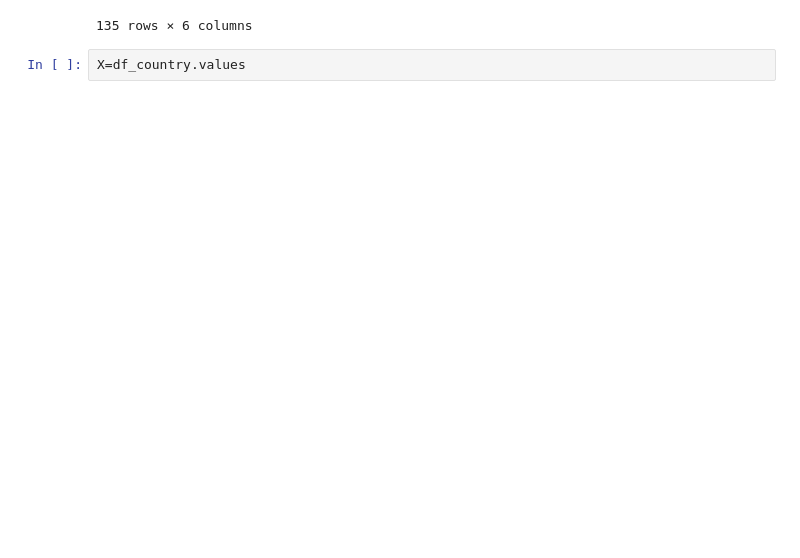
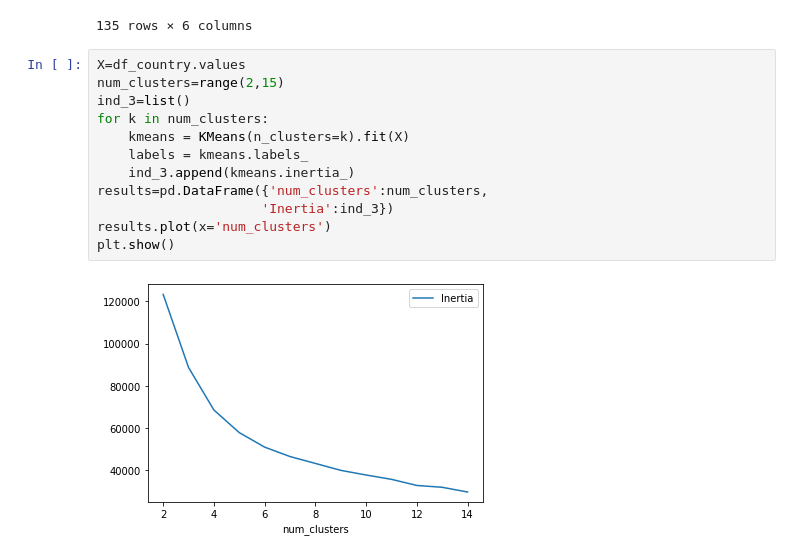
Before and after one commit to sherna90/mineria_datos, a Jupyter notebook: 6.-modelos_no_supervisados.ipynb, the cells around one changed output. Saved outputs shown, nothing was run; the diff lists cells and outputs as text; blank space fills up the shorter version.

```diff
--- a/6.-modelos_no_supervisados.ipynb
+++ b/6.-modelos_no_supervisados.ipynb
@@ -224,5 +224,17 @@ df_country
 | Zambia | -6.0 | -3.0 | 0.0 | -10.0 | ... |
 | Zimbabwe | -25.0 | -9.0 | -23.0 | -41.0 | ... |
 135 rows × 6 columns
-# %%
-X=df_country.values
+# %%
+X=df_country.values
+num_clusters=range(2,15)
+ind_3=list()
+for k in num_clusters:
+    kmeans = KMeans(n_clusters=k).fit(X)
+    labels = kmeans.labels_
+    ind_3.append(kmeans.inertia_)
+results=pd.DataFrame({'num_clusters':num_clusters,
+                     'Inertia':ind_3})
+results.plot(x='num_clusters')
+plt.show()
+# %% [output]
+[figure, added]
```
Also changed, not shown: parts of 16 cells of this notebook.
